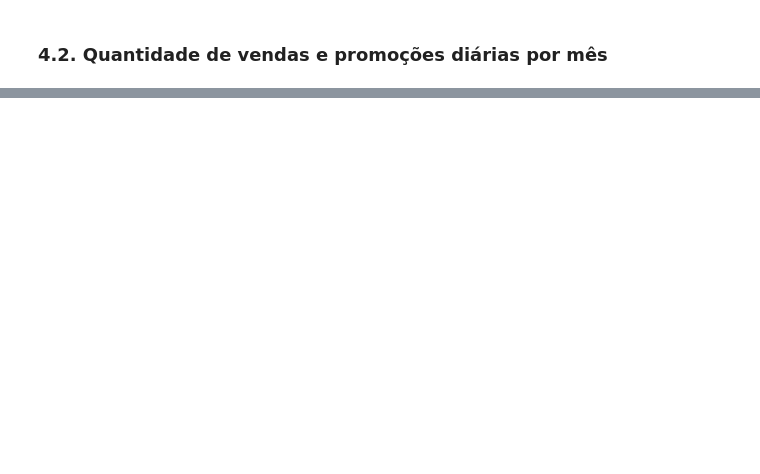
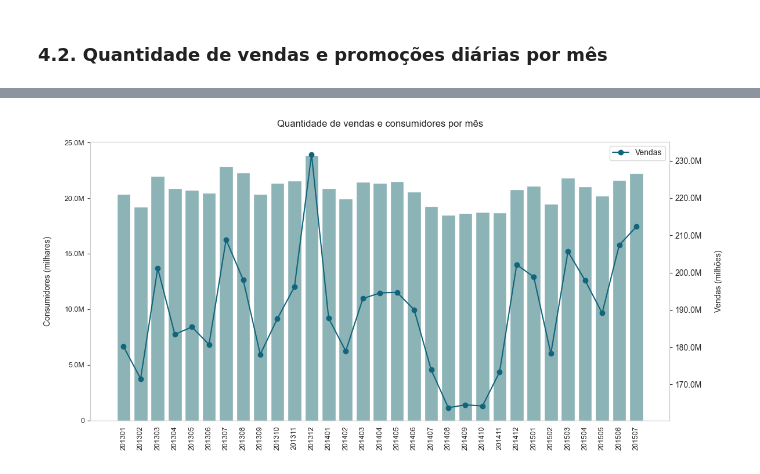
Before and after one commit to emso-exe/Previsao_de_demandas_de_drogarias, a Jupyter notebook: 000_analise_exploratoria.ipynb, the cells around one changed output, grey strips where cells are left out. Drawn from its saved outputs; the diff is of its cells as text; code cells hidden in the pictures; blank space fills up the shorter version.

```diff
--- a/000_analise_exploratoria.ipynb
+++ b/000_analise_exploratoria.ipynb
@@ -274 +271,39 @@ plt.show()
+# %%
+# Agrupando quantidade de vendas e consumidores por mês
+df_03 = df.groupby('Year_Month').agg(
+    Sales=('Sales', 'sum'),
+    Customers=('Customers', 'sum')
+).reset_index()
+# %%
+# Criar o gráfico
+fig, ax1 = plt.subplots(figsize=(12, 6))
+
+# Primeiro eixo y para 'Customers'
+ax1.bar(df_03['Year_Month'], df_03['Customers'], color='#8cb3b6')
+ax1.yaxis.set_major_formatter(mticker.FuncFormatter(formatar_milhoes))
+ax1.grid(False)
+plt.xticks(rotation=90, ha='center', fontsize=9)
+plt.yticks(fontsize=9)
+
+# Segundo eixo y para 'Promo'
+ax2 = ax1.twinx()
+ax2.plot(df_03['Year_Month'], df_03['Sales'], marker='o',
+                   color='#10647b', label='Vendas')
+ax2.yaxis.set_major_formatter(mticker.FuncFormatter(formatar_milhoes))
+ax2.grid(False)
+
+# Título e formatação dos eixos
+plt.title('Quantidade de vendas e consumidores por mês\n', fontsize=12)
+plt.xlabel('')
+ax1.set_ylabel('Consumidores (milhares)\n')
+ax2.set_ylabel('\nVendas (milhões)')
+
+# Adiciona a legenda para Sales (Vendas)
+ax2.legend(loc='best')
+
+# Ajustar o layout para evitar sobreposição
+plt.tight_layout()
+plt.show()
+# %% [output]
+[figure, added]
 # %% [markdown]
```
Also changed, not shown: parts of 16 cells of this notebook.
